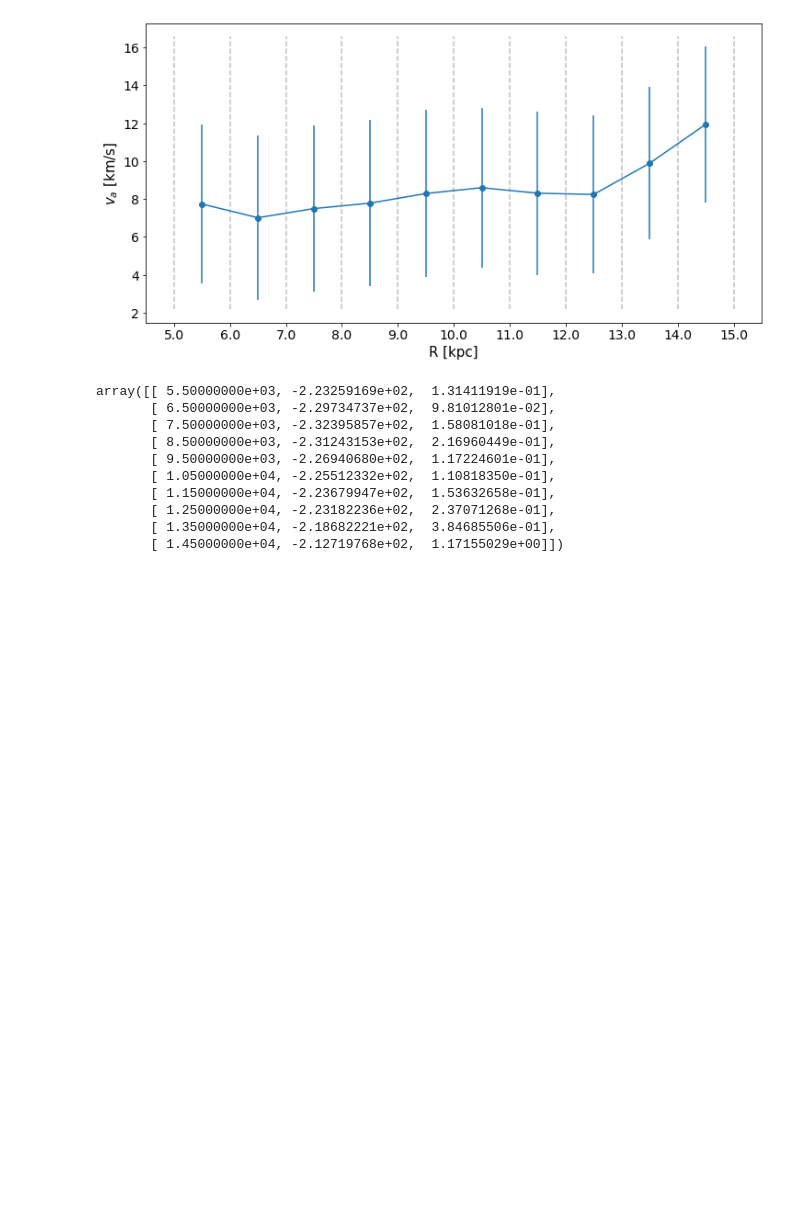
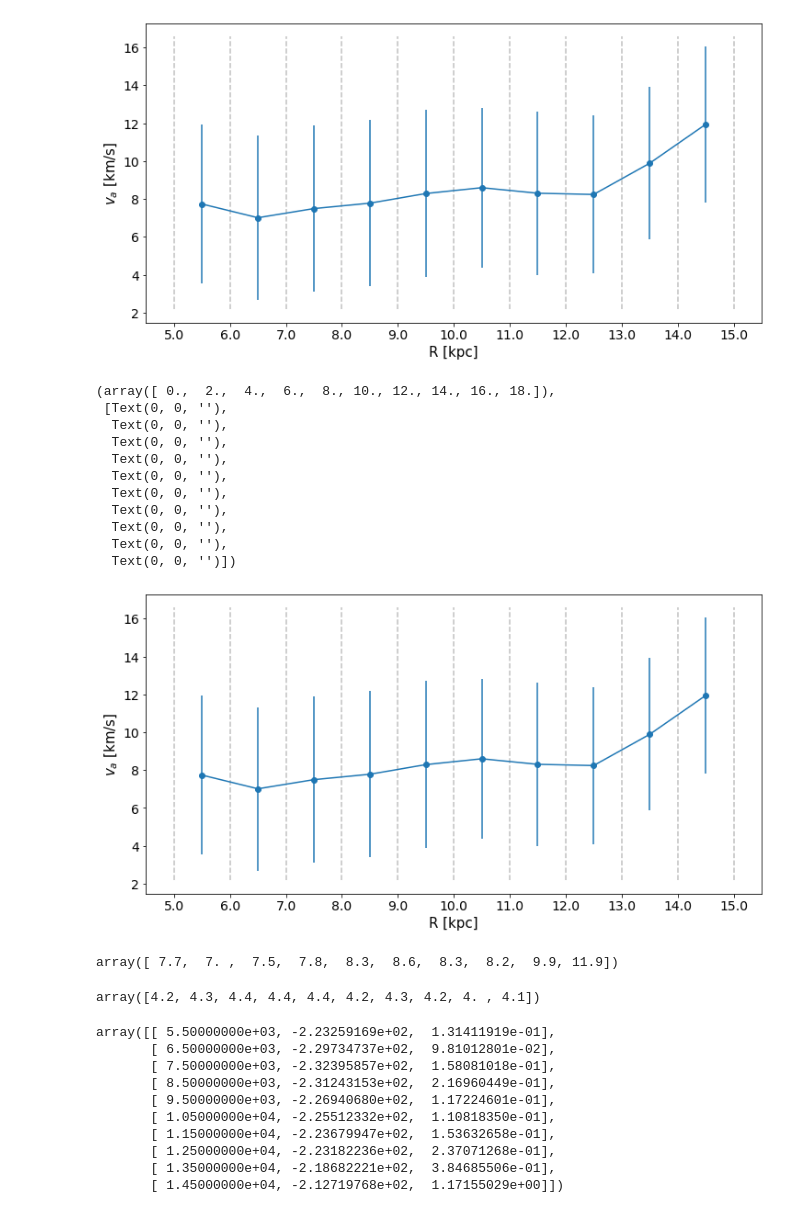
Before and after one commit to HEP-KBFI/gaia-tools, a Jupyter notebook: jupyter-notebook/Asymmetric_Drift_Plots.ipynb, the cells around one changed output. Drawn from its saved outputs; the diff is of its cells as text; code cells hidden in the pictures; blank space fills up the shorter version.

Commit message:
asymmetric plot changes

```diff
--- a/jupyter-notebook/Asymmetric_Drift_Plots.ipynb
+++ b/jupyter-notebook/Asymmetric_Drift_Plots.ipynb
@@ -67,0 +114,13 @@ def apply_initial_cut(icrs_data, run_out_path):
+# %%
+cyl_cov = covariance_generation.transform_cov_cylindirical(
+                                galcen_data,
+                                galactocentric_cov,
+                                Z_0 = transformation_constants.Z_0,
+                                R_0 = transformation_constants.R_0)
+# %%
+galcen_data = galcen_data.merge(cyl_cov, on='source_id')
+
+# Final data cut
+galcen_data = galcen_data[(galcen_data.r < 15000) & (galcen_data.r > 5000)]
+galcen_data = galcen_data[(galcen_data.z < 200) & (galcen_data.z > -200)]
+galcen_data.reset_index(inplace=True, drop=True)
@@ -134,3 +182,0 @@ Initial size of sample: (6586329, 24)
-# %%
-print('Applying cut...')
-galcen_data = apply_initial_cut(icrs_data, '')
@@ -374,6 +416,68 @@ plt.yticks(fontsize=14, rotation=0)
   Text(0, 0, ''),
   Text(0, 0, '')])
 [figure]
+# %%
+r, A = zip(*bin_setup['A_r_info'])
+
+fig, ax = plt.subplots(figsize=(12, 6))
+
+x = r
+y = velocity_array[:,0][0:-3] - weighted_mean_velocities
+
+ax.scatter(x, -y)
+
+plt.errorbar(x, -y,
+                    yerr=va_error_array)
+
+# plt.errorbar(x_values, -y_values,
+#                     yerr= y_error,
+#                     fmt='o', c=colors[i_path], label=labels[i_path])
+
+def numfmt(x, pos):
+            s = '{:.1f}'.format(x / 1000.0)
+            return s
+fmt = ticker.FuncFormatter(numfmt)
+ax.xaxis.set_major_formatter(fmt)
+
+bin_edges_r = bin_setup['bin_edges'][0][0]
+bin_edges_z = bin_setup['bin_edges'][1].T[0]
+
+
+
+ax.vlines(bin_edges_r, np.min(-(y + va_error_array)) - 0.5, np.max(-(y - va_error_array)) + 0.5, linestyles='dashed', alpha=0.5, colors='grey')
+ax.set_xticks(bin_edges_r)
+
+fontdict = {'fontsize' : 15}
+
+ax.set_xlabel('R [kpc]', fontdict= fontdict)
+ax.set_ylabel(r'$v_a$ [km/s]', fontdict= fontdict)
+
+plt.xticks(fontsize=14, rotation=0)
+plt.yticks(fontsize=14, rotation=0)
+#plt.title('Asymmetric Drift Velocity', fontsize=18, pad=12)
+
+#plt.savefig('Asm_Drift.png', dpi = 300, bbox_inches='tight')
+# %% [output]
+(array([ 0.,  2.,  4.,  6.,  8., 10., 12., 14., 16., 18.]),
+ [Text(0, 0, ''),
+  Text(0, 0, ''),
+  Text(0, 0, ''),
+  Text(0, 0, ''),
+  Text(0, 0, ''),
+  Text(0, 0, ''),
+  Text(0, 0, ''),
+  Text(0, 0, ''),
+  Text(0, 0, ''),
+  Text(0, 0, '')])
+[figure, added]
+# %%
+np.round(-y,1)
+# %% [output]
+array([ 7.7,  7. ,  7.5,  7.8,  8.3,  8.6,  8.3,  8.2,  9.9, 11.9])
+# %%
+np.round(va_error_array, 1)
+# %% [output]
+array([4.2, 4.3, 4.4, 4.4, 4.4, 4.2, 4.3, 4.2, 4. , 4.1])
 # %%
 weighted_mean_velocities = np.array(weighted_mean_velocities)
 weighted_var_velocities = np.array(weighted_var_velocities)
```
Also changed, not shown: parts of 7 cells of this notebook.
